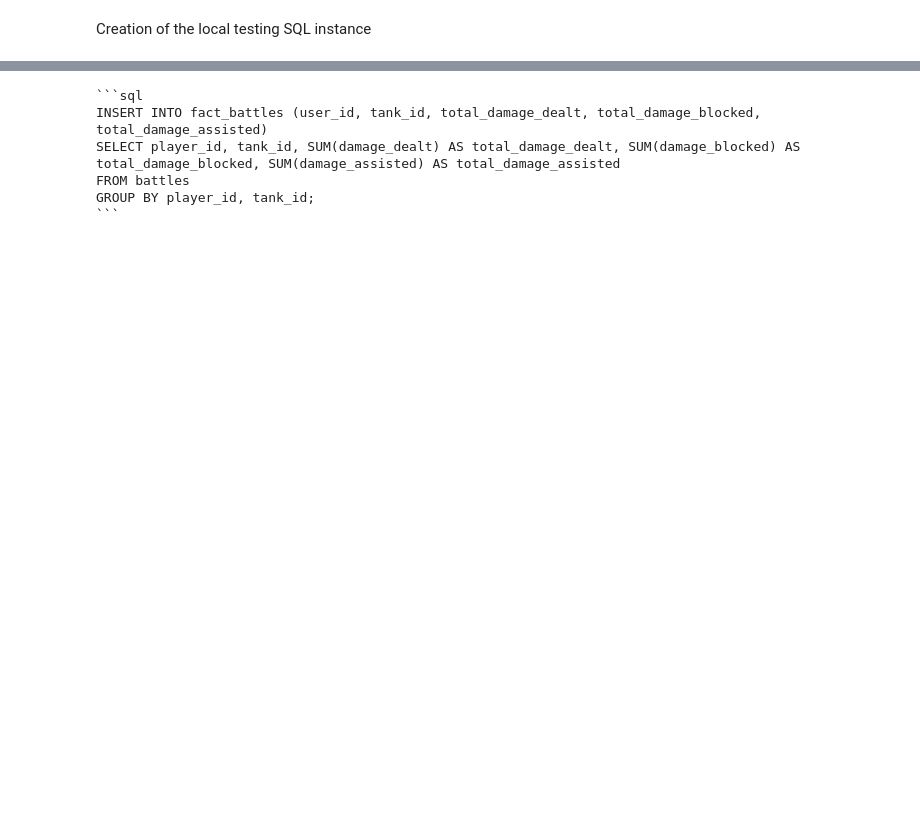
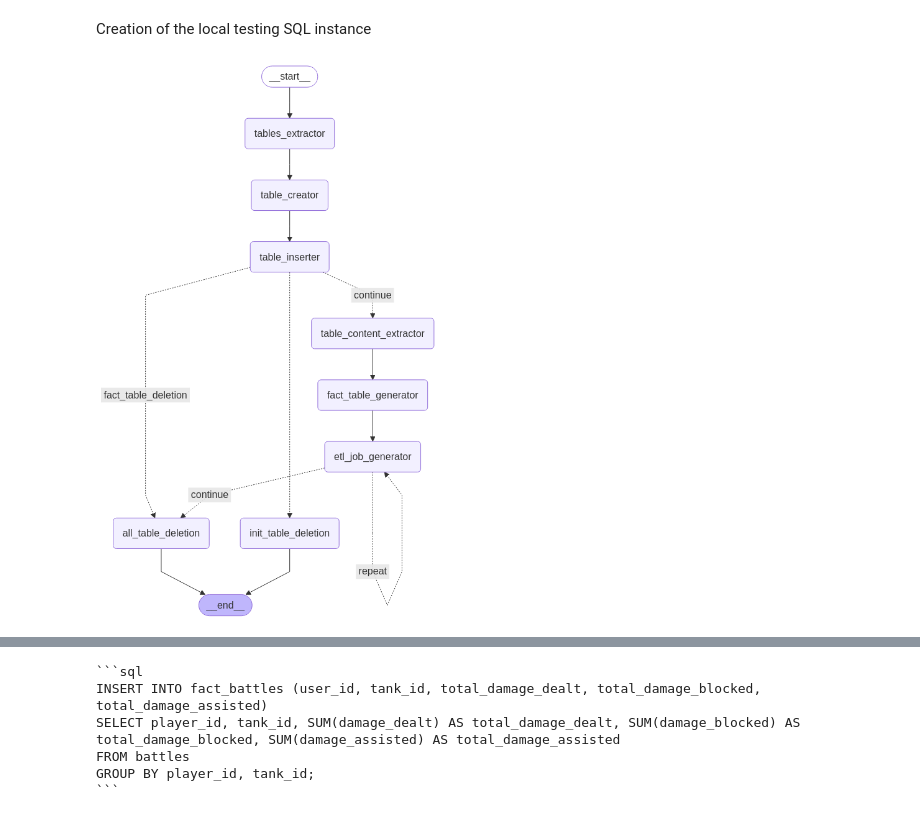
Before and after one commit to DavMark2909/llm, a Jupyter notebook: final_v1/etl_testing.ipynb, the cells around one changed output, grey strips where cells are left out. Saved outputs shown, nothing was run; the diff lists cells and outputs as text; code cells hidden in the pictures; blank space fills up the shorter version.

Commit message:
implemented the testing logic within the state concept

```diff
--- a/final_v1/etl_testing.ipynb
+++ b/final_v1/etl_testing.ipynb
@@ -910,8 +891,6 @@ import yaml
 
 with open("config/configs_etl.yaml", "r") as f:
     data = yaml.safe_load(f)
-
-a = data["etl"]["role"].format(tables_schema=test_schemas[0] , generated_fact_table=generated_fact_schemas[0])
 # %%
 import getpass
 import os
@@ -1038,3 +1017,14 @@ def testing(j=0):
             correct += 1
     total = correct + wrong
     return (correct / total, wrong / total)
+# %%
+from typing_extensions import TypedDict
+
+class EtlTestingState(TypedDict):
+    test_count: int
+    table_queries: list[str]
+    generated_etl: str
+    etl_output: str
+    errors: str
+    fact_table_generated: bool
+    retries: int
@@ -1041 +1191,14 @@ def testing(j=0):
+# %%
+from IPython.display import Image, display
+from langchain_core.runnables.graph import MermaidDrawMethod
+
+display(
+    Image(
+        app.get_graph().draw_mermaid_png(
+            draw_method=MermaidDrawMethod.API,
+        )
+    )
+)
+# %% [output]
+[figure, added]
 # %%
```
Also changed, not shown: parts of 6 cells of this notebook, 5 other files.
